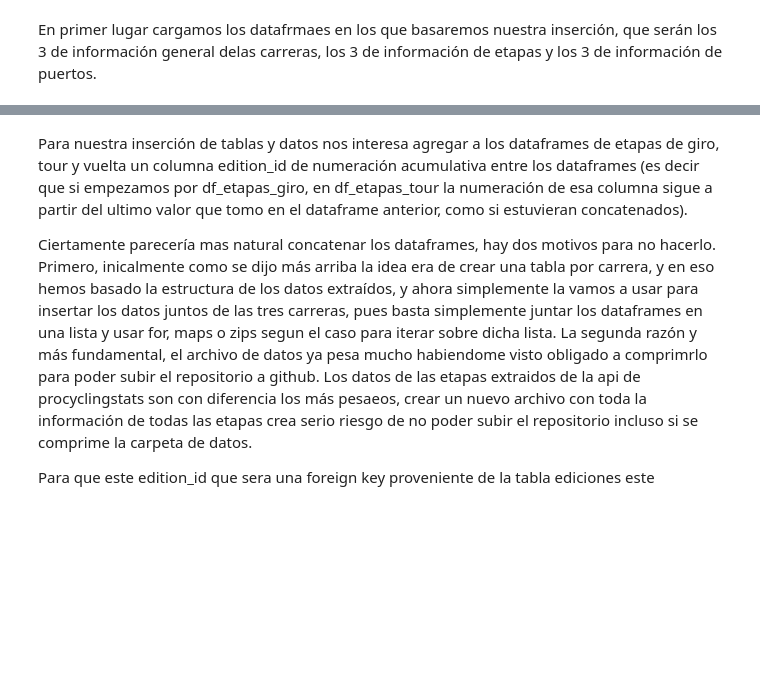
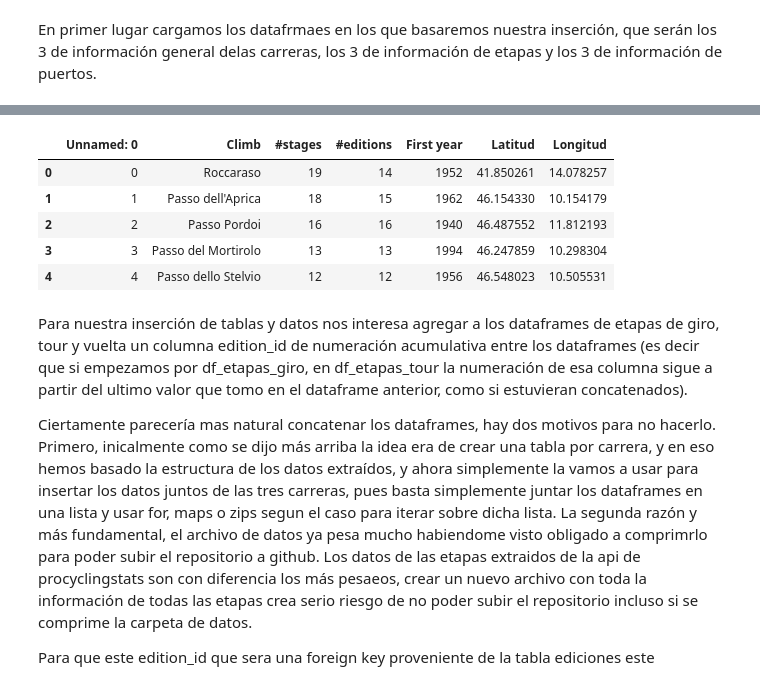
Before and after one commit to Rcm89/Proyecto5-RecorridosCiclsitas, a Jupyter notebook: notebooks/5-carga-base-de-datos.ipynb, the cells around one changed output, grey strips where cells are left out. Drawn from its saved outputs; the diff is of its cells as text; code cells hidden in the pictures; blank space fills up the shorter version.

```diff
--- a/notebooks/5-carga-base-de-datos.ipynb
+++ b/notebooks/5-carga-base-de-datos.ipynb
@@ -56,6 +74,15 @@ for carrera in lista_carreras:
 df_puertos_giro=pd.read_csv('../datos/datos_api_geopy/datos_transformados/datos_puertos_giro.csv')
 df_puertos_tour=pd.read_csv('../datos/datos_api_geopy/datos_transformados/datos_puertos_tour.csv')
 df_puertos_vuelta=pd.read_csv('../datos/datos_api_geopy/datos_transformados/datos_puertos_vuelta.csv')
+# %%
+df_puertos_giro.head()
+# %% [output]
+|  | Unnamed: 0 | Climb | #stages | #editions | First year | Latitud | Longitud |
+| 0 | 0 | Roccaraso | 19 | 14 | 1952 | 41.850261 | 14.078257 |
+| 1 | 1 | Passo dell'Aprica | 18 | 15 | 1962 | 46.154330 | 10.154179 |
+| 2 | 2 | Passo Pordoi | 16 | 16 | 1940 | 46.487552 | 11.812193 |
+| 3 | 3 | Passo del Mortirolo | 13 | 13 | 1994 | 46.247859 | 10.298304 |
+| 4 | 4 | Passo dello Stelvio | 12 | 12 | 1956 | 46.548023 | 10.505531 |
 # %% [markdown]
 Para nuestra inserción de tablas y datos nos interesa agregar a los dataframes de etapas de giro, tour y vuelta un columna edition_id de numeración acumulativa entre los dataframes (es decir que si empezamos por df_etapas_giro, en df_etapas_tour la numeración de esa columna sigue a partir del ultimo valor que tomo en el dataframe anterior, como si estuvieran concatenados).
 
```
Also changed, not shown: parts of 3 cells of this notebook, 4 other files.
